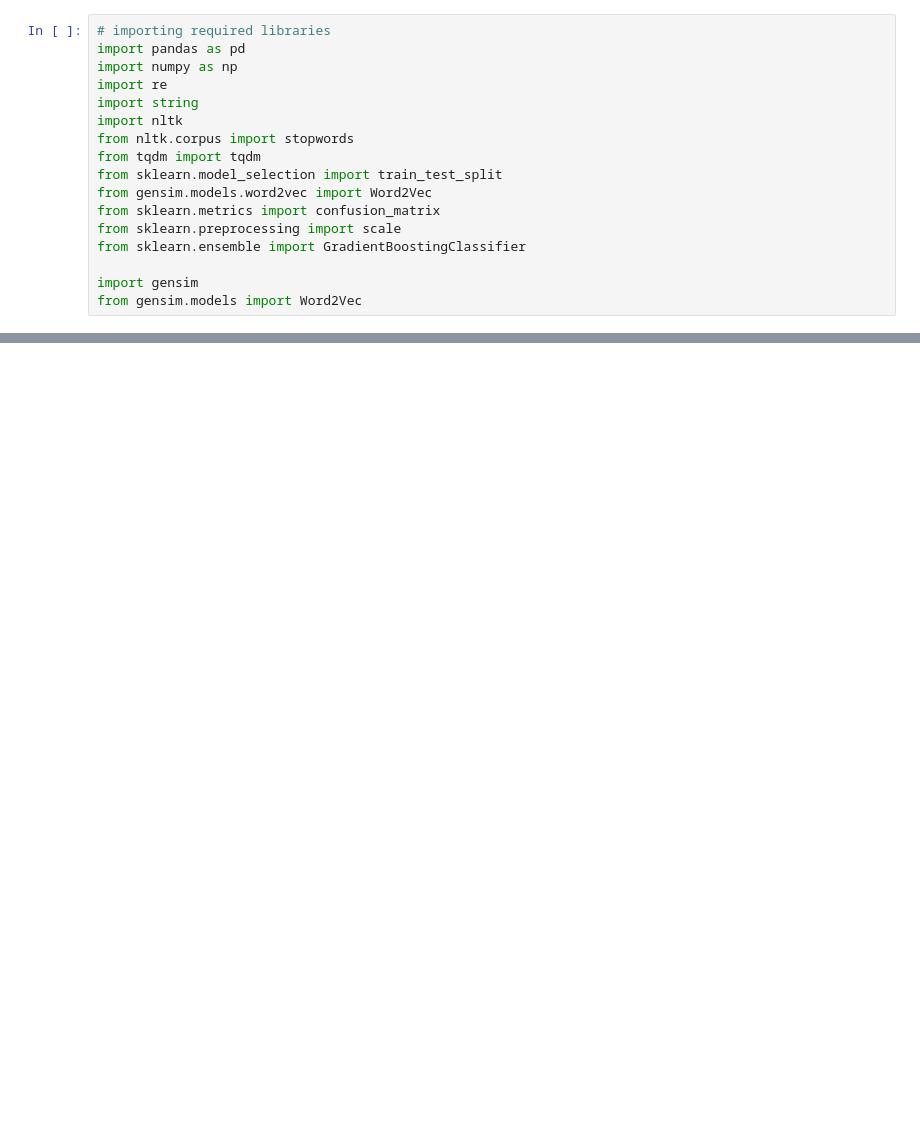
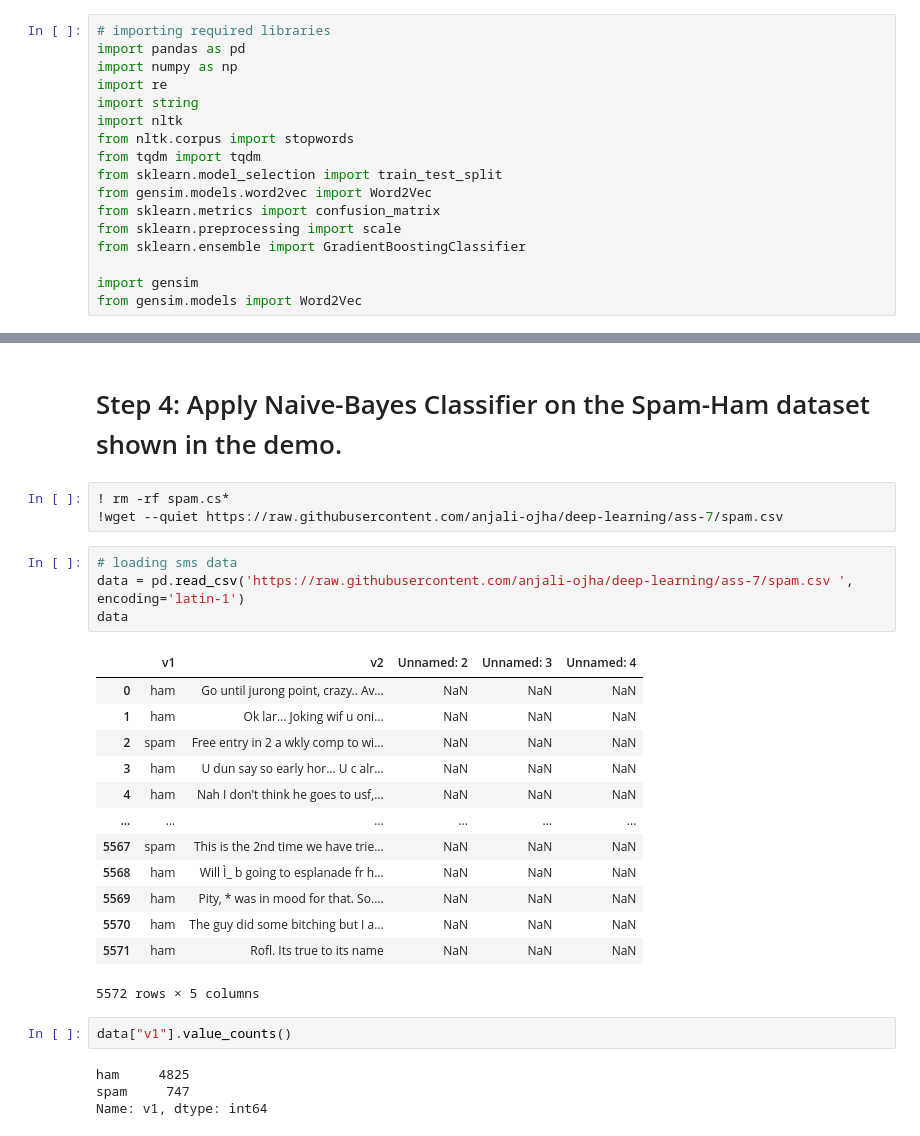
Before and after one commit to anjali-ojha/deep-learning, a Jupyter notebook: assignment/assignment-7/Anjali_Ojha_HW_7.ipynb, the cells around one changed output, grey strips where cells are left out. Saved outputs shown, nothing was run; the diff lists cells and outputs as text; blank space fills up the shorter version.

```diff
--- a/assignment/assignment-7/Anjali_Ojha_HW_7.ipynb
+++ b/assignment/assignment-7/Anjali_Ojha_HW_7.ipynb
@@ -37,0 +142,29 @@ True
+# %% [markdown]
+# Step 4: Apply Naive-Bayes Classifier on the Spam-Ham dataset shown in the demo.
+# %%
+! rm -rf spam.cs*
+!wget --quiet https://raw.githubusercontent.com/anjali-ojha/deep-learning/ass-7/spam.csv
+# %%
+# loading sms data
+data = pd.read_csv('https://raw.githubusercontent.com/anjali-ojha/deep-learning/ass-7/spam.csv ', encoding='latin-1')
+data
+# %% [output]
+|  | v1 | v2 | Unnamed: 2 | Unnamed: 3 | Unnamed: 4 |
+| 0 | ham | Go until jurong point, crazy.. Av... | NaN | NaN | NaN |
+| 1 | ham | Ok lar... Joking wif u oni... | NaN | NaN | NaN |
+| 2 | spam | Free entry in 2 a wkly comp to wi... | NaN | NaN | NaN |
+| 3 | ham | U dun say so early hor... U c alr... | NaN | NaN | NaN |
+| 4 | ham | Nah I don't think he goes to usf,... | NaN | NaN | NaN |
+| ... | ... | ... | ... | ... | ... |
+| 5567 | spam | This is the 2nd time we have trie... | NaN | NaN | NaN |
+| 5568 | ham | Will Ì_ b going to esplanade fr h... | NaN | NaN | NaN |
+| 5569 | ham | Pity, * was in mood for that. So.... | NaN | NaN | NaN |
+| 5570 | ham | The guy did some bitching but I a... | NaN | NaN | NaN |
+| 5571 | ham | Rofl. Its true to its name | NaN | NaN | NaN |
+5572 rows × 5 columns
+# %%
+data["v1"].value_counts()
+# %% [output]
+ham     4825
+spam     747
+Name: v1, dtype: int64
```
Also changed, not shown: parts of 14 cells of this notebook.
